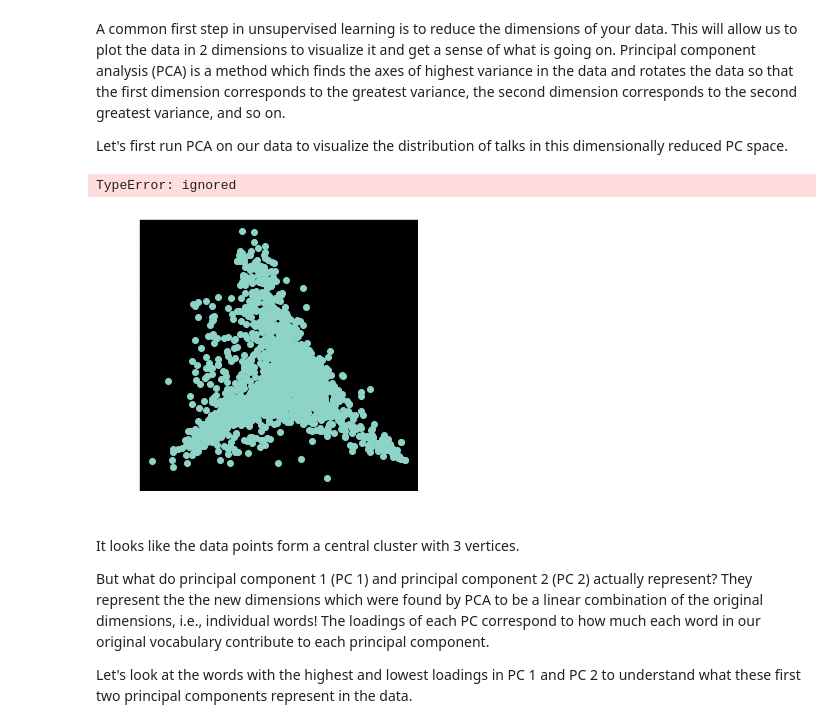
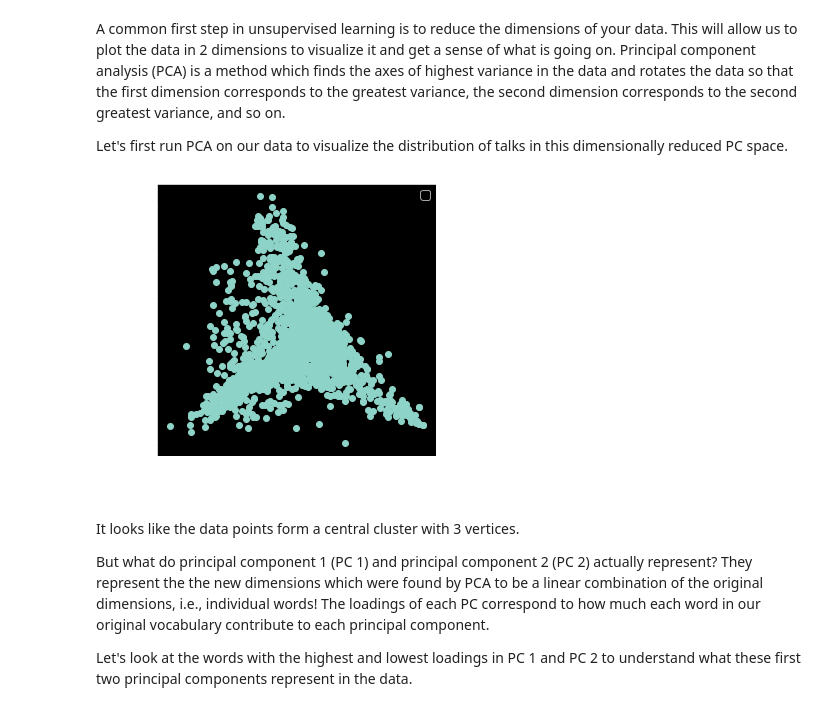
Before and after one commit to spatika1504/DS5500_capstone_project, a Jupyter notebook: Phase2/phase2_medium_risk.ipynb, the cells around one changed output. Cells and saved outputs as stored; diff of their text form; code cells hidden in the pictures.

```diff
--- a/Phase2/phase2_medium_risk.ipynb
+++ b/Phase2/phase2_medium_risk.ipynb
@@ -209,17 +208,16 @@ Let's first run PCA on our data to visualize the distribution of talks in this d
 # %%
 pca_comps = 2
 pca = PCA(n_components=pca_comps)
 x_pca = pca.fit_transform(X_tfidf.toarray())
 
 fig, ax = plt.subplots(1,1, figsize=(5,5))
-scatter, = ax.scatter(x_pca[:,0], x_pca[:,1])
+scatter = ax.scatter(x_pca[:,0], x_pca[:,1])
 ax.legend(*scatter.legend_elements())
 ax.set_xlabel(f'PC 1 ({100*pca.explained_variance_ratio_[0]: 0.2f}%)')
 ax.set_ylabel(f'PC 2 ({100*pca.explained_variance_ratio_[1]: 0.2f}%)')
 plt.show()
 # %% [output]
-TypeError: ignored
-[figure, old version]
+[figure, new version]
 # %% [markdown]
 It looks like the data points form a central cluster with 3 vertices.
 
```
Also changed, not shown: parts of 5 cells of this notebook.
